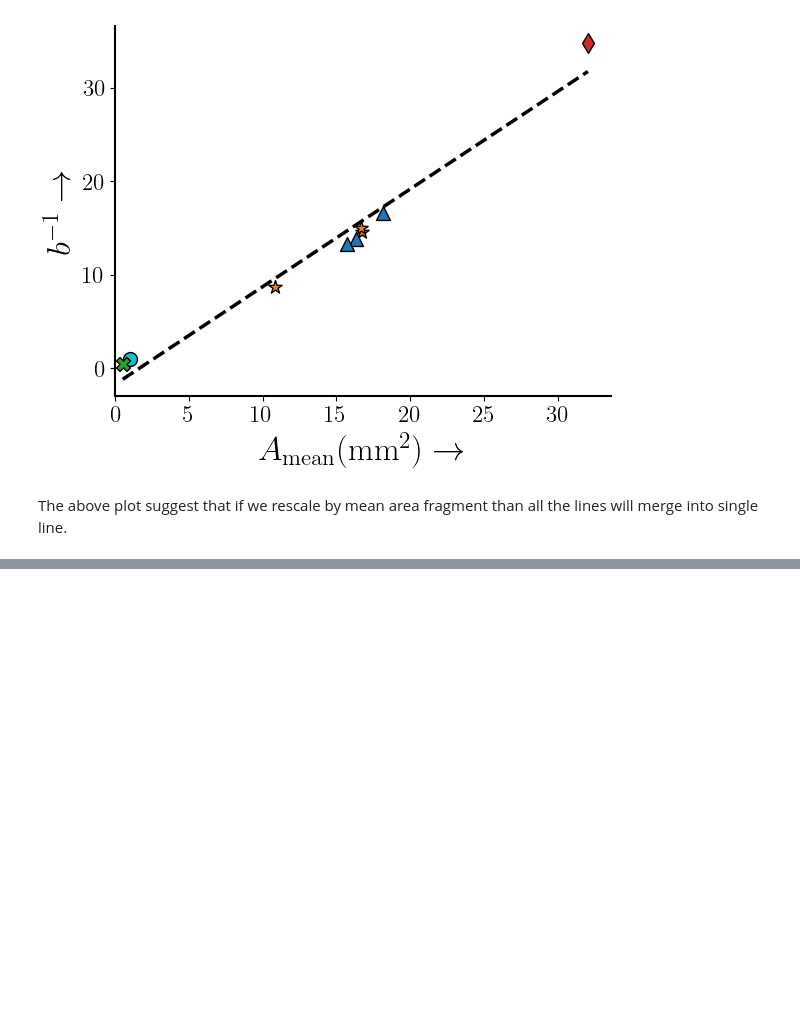
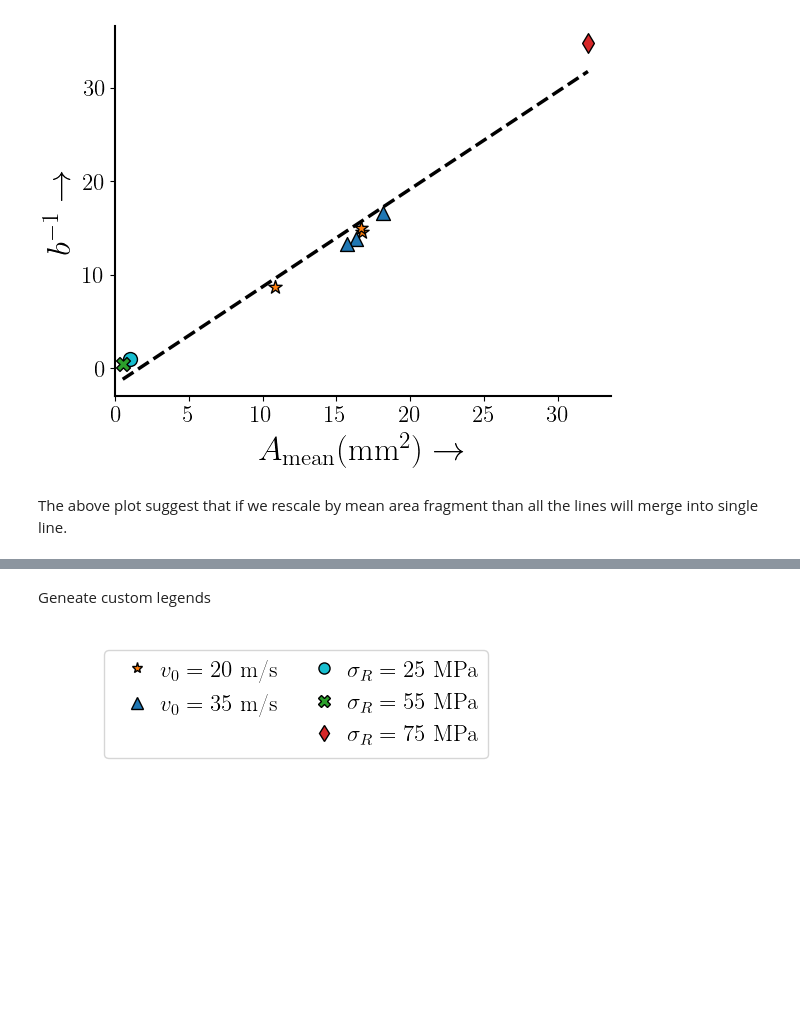
Before and after one commit to VinDawara/residual_network, a Jupyter notebook: cum_area/notebook/cum_area_experiment.ipynb, the cells around one changed output, grey strips where cells are left out. Saved outputs shown, nothing was run; the diff lists cells and outputs as text; code cells hidden in the pictures; blank space fills up the shorter version.

```diff
--- a/cum_area/notebook/cum_area_experiment.ipynb
+++ b/cum_area/notebook/cum_area_experiment.ipynb
@@ -535,0 +536,30 @@ Slope of the fit line: 1.0437735743584324
+# %% [markdown]
+Geneate custom legends
+# %%
+from matplotlib.lines import Line2D
+
+save_dir_path = r'C:\Users\vinee\OneDrive\Documents\MATLAB\experiment_data\area\results\collated'
+
+fig, ax = plt.subplots()
+
+markers = ['*', '^', 'o', 'X', 'd']
+colors = ['tab:orange', 'tab:blue', 'tab:cyan', 'tab:green', 'tab:red']
+label = [r'$v_0 = 20$ m/s', r'$v_0 = 35$ m/s', r'$\sigma_R = 25$ MPa',
+         r'$\sigma_R = 55$ MPa', r'$\sigma_R = 75$ MPa']
+
+# Invisible handle for padding
+empty = Line2D([0], [0], color='none', marker=None, linestyle='None', label='')
+
+lgd_elements = []
+for i in range(len(markers)):
+        lgd_elements.append(Line2D([0], [0], marker=markers[i], color=colors[i], label=label[i], linestyle='None',
+                                        markerfacecolor=colors[i], markersize=8, markeredgecolor='black'))
+
+lgd_elements.insert(2, empty)
+ax.legend(handles=lgd_elements, loc='upper center', ncols=2,
+                  columnspacing=1, handletextpad=0)
+ax.set_axis_off()
+plt.show()
+fig.savefig(save_dir_path + r'\legend_exp_all.png', bbox_inches='tight', dpi=300)
+# %% [output]
+[figure, added]
```
Also changed, not shown: parts of 3 cells of this notebook.
